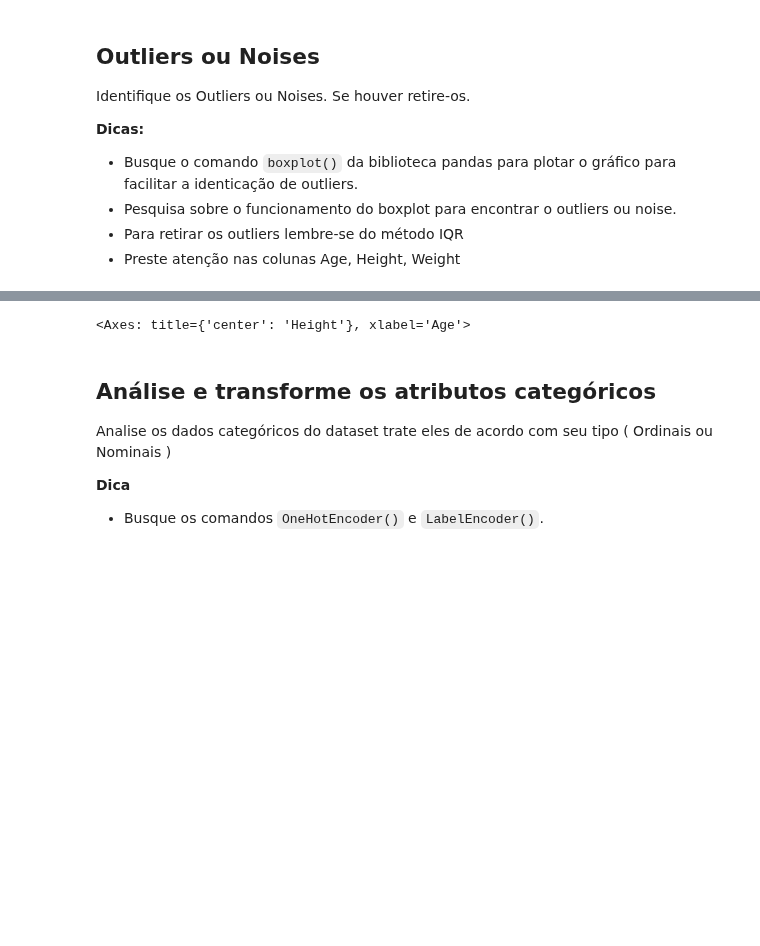
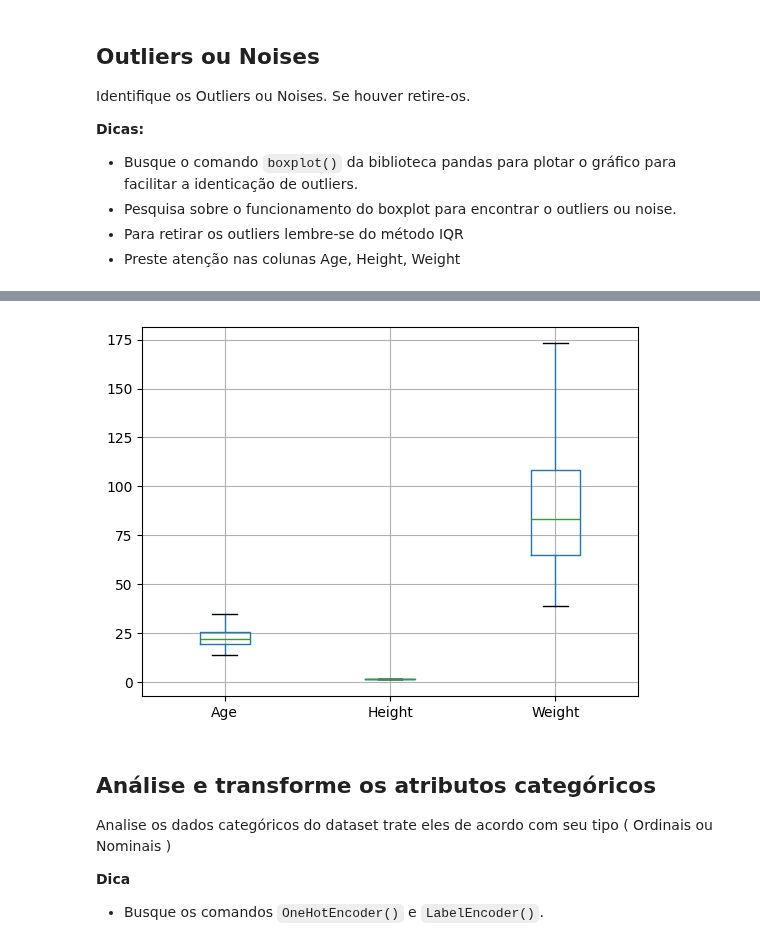
Before and after one commit to Mr-Barros/ENG4502, a Jupyter notebook: Assignment1/Notebook_PreProcessamento_KNN.ipynb, the cells around one changed output, grey strips where cells are left out. Drawn from its saved outputs; the diff is of its cells as text; code cells hidden in the pictures; blank space fills up the shorter version.

```diff
--- a/Assignment1/Notebook_PreProcessamento_KNN.ipynb
+++ b/Assignment1/Notebook_PreProcessamento_KNN.ipynb
@@ -116,8 +148,14 @@ Identifique os Outliers ou Noises. Se houver retire-os.
+# %%
+weight = weight['Weight']
+Q1 = weight.quantile(0.25)
+Q3 = weight.quantile(0.75)
+IQR = Q3 - Q1
+df = df[(df['Weight'] < (Q3 + 1.5*IQR)) & (df['Weight'] > (Q1 - 1.5*IQR))]
 # %%
-# ['Age', 'Height', 'Weight']
-df.boxplot(column=['Height'], by='Age')
+df[['Age','Height','Weight']].boxplot()
+plt.show()
 # %% [output]
-<Axes: title={'center': 'Height'}, xlabel='Age'>
+[figure, added]
 # %% [markdown]
 ## Análise e transforme os atributos categóricos
 
```
Also changed, not shown: parts of 7 cells of this notebook.
